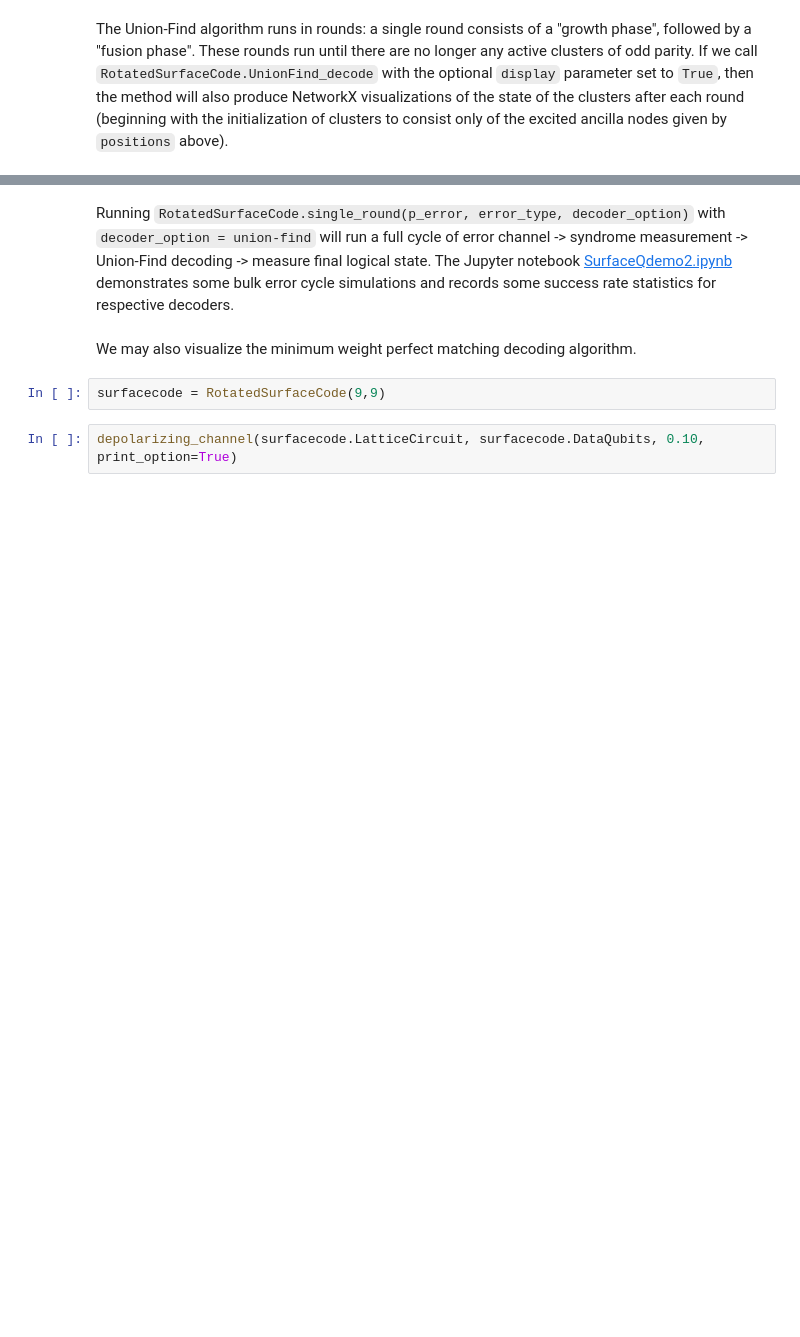
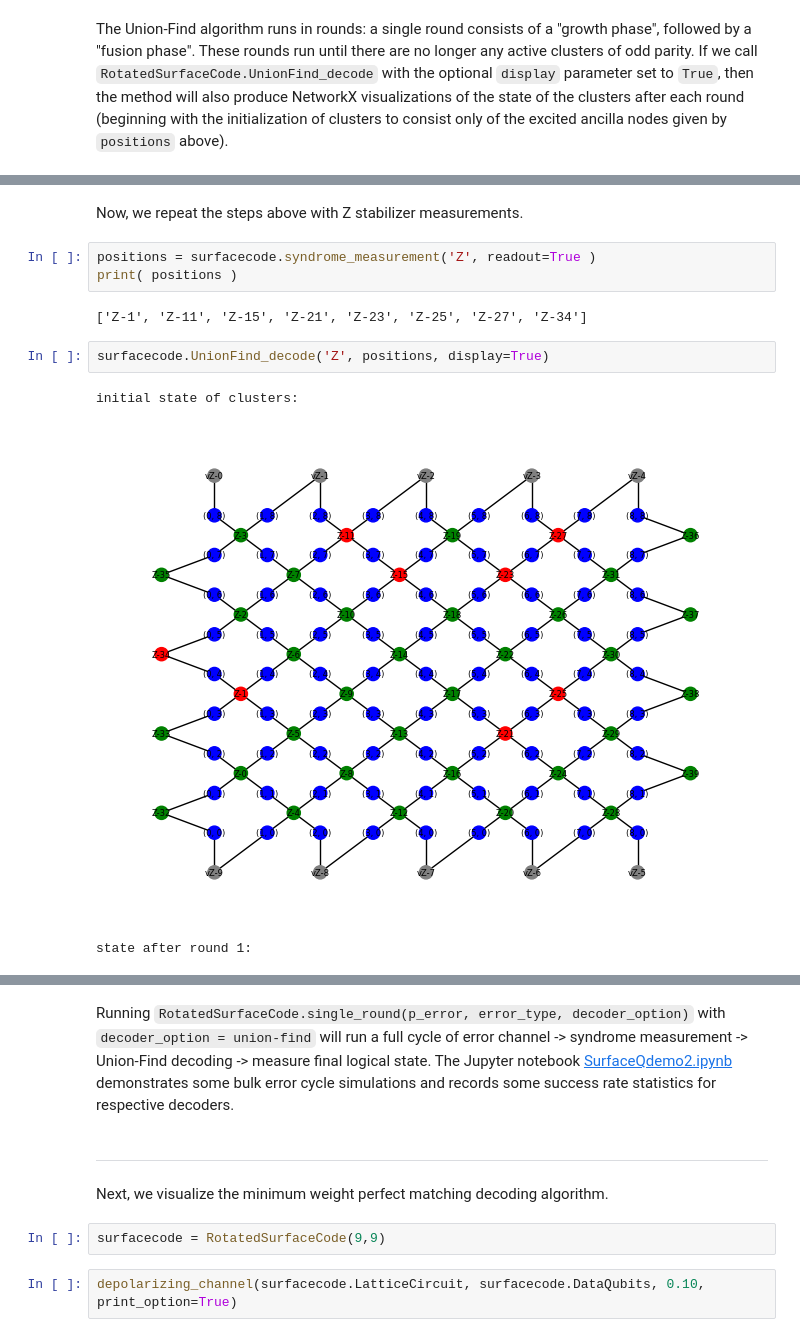
Before and after one commit to elhyc/SurfaceQ, a Jupyter notebook: src/SurfaceQdemo1.ipynb, the cells around one changed output, grey strips where cells are left out. Drawn from its saved outputs; the diff is of its cells as text; blank space fills up the shorter version.

````diff
--- a/src/SurfaceQdemo1.ipynb
+++ b/src/SurfaceQdemo1.ipynb
@@ -58,0 +58,13 @@ state after round 2:
+# %% [markdown]
+Now, we repeat the steps above with Z stabilizer measurements.
+# %%
+positions = surfacecode.syndrome_measurement('Z', readout=True )
+print( positions )
+# %% [output]
+['Z-1', 'Z-11', 'Z-15', 'Z-21', 'Z-23', 'Z-25', 'Z-27', 'Z-34']
+# %%
+surfacecode.UnionFind_decode('Z', positions, display=True)
+# %% [output]
+initial state of clusters:
+[figure, added]
+state after round 1:
@@ -59,7 +72,9 @@ state after round 2:
 # %% [markdown]
 Running ```RotatedSurfaceCode.single_round(p_error, error_type, decoder_option)``` with ```decoder_option = union-find``` will run a full cycle of error channel -> syndrome measurement -> Union-Find decoding -> measure final logical state. The Jupyter notebook [SurfaceQdemo2.ipynb](SurfaceQdemo2.ipynb) demonstrates some bulk error cycle simulations and records some success rate statistics for respective decoders.
+# %% [markdown]
+-----------------
 # %% [markdown]
-We may also visualize the minimum weight perfect matching decoding algorithm.
+Next, we visualize the minimum weight perfect matching decoding algorithm.
 # %%
 surfacecode = RotatedSurfaceCode(9,9)
 # %%
````
Also changed, not shown: parts of 12 cells of this notebook.
